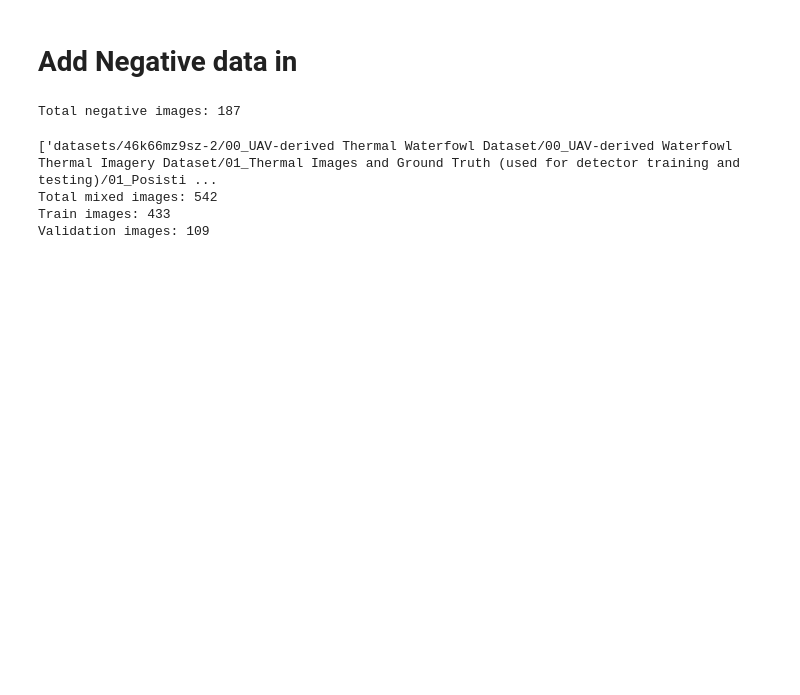
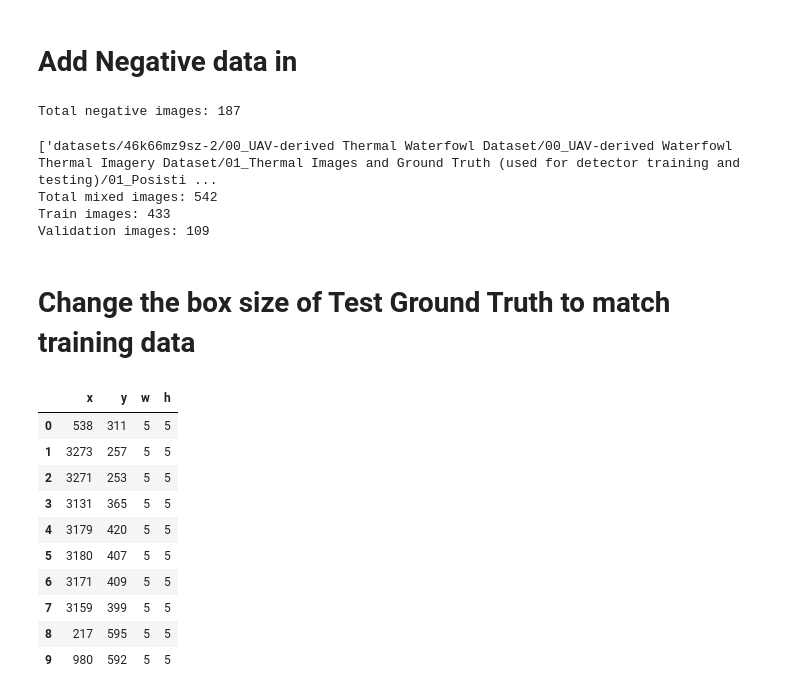
Before and after one commit to Horizon-42/waterfowl_detect, a Jupyter notebook: data_set.ipynb, the cells around one changed output. Saved outputs shown, nothing was run; the diff lists cells and outputs as text; code cells hidden in the pictures; blank space fills up the shorter version.

```diff
--- a/data_set.ipynb
+++ b/data_set.ipynb
@@ -333,3 +333,22 @@ root_data_dir = "datasets/yolo_coco_with_neg"
 create_data_directories(root_data_dir)
 process_dataset(mixed_train_paths, "train", root_data_dir)
 process_dataset(mixed_val_paths, "val", root_data_dir)
+# %% [markdown]
+# Change the box size of Test Ground Truth to match training data
+# %%
+import pandas as pd
+
+birds_df = pd.read_csv("datasets/test/birds1.csv")
+birds_df.head(10)
+# %% [output]
+|  | x | y | w | h |
+| 0 | 538 | 311 | 5 | 5 |
+| 1 | 3273 | 257 | 5 | 5 |
+| 2 | 3271 | 253 | 5 | 5 |
+| 3 | 3131 | 365 | 5 | 5 |
+| 4 | 3179 | 420 | 5 | 5 |
+| 5 | 3180 | 407 | 5 | 5 |
+| 6 | 3171 | 409 | 5 | 5 |
+| 7 | 3159 | 399 | 5 | 5 |
+| 8 | 217 | 595 | 5 | 5 |
+| 9 | 980 | 592 | 5 | 5 |
```
Also changed, not shown: parts of 1 cell of this notebook, 9 other files.
